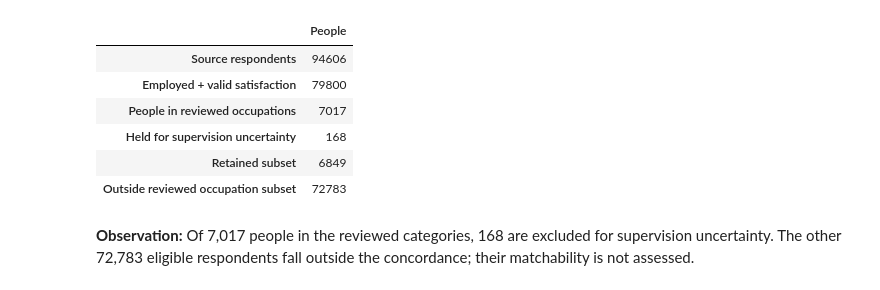
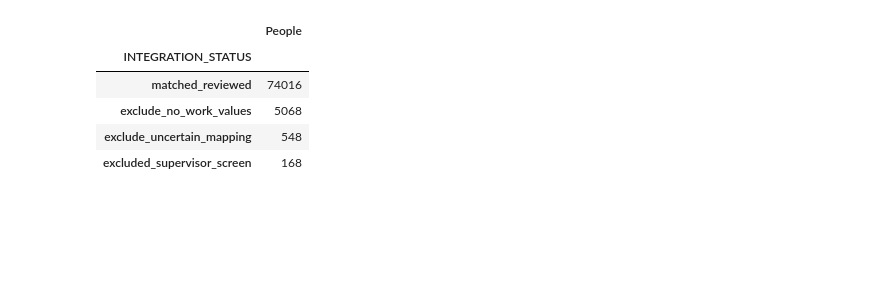
Before and after one commit to Break-Through-Tech/Swytch-2D-predicting-job-satisfaction-from-person-job-fit, a Jupyter notebook: notebooks/possible data integration/nscg_onet_data_integration.ipynb, the cells around one changed output. Saved outputs shown, nothing was run; the diff lists cells and outputs as text; code cells hidden in the pictures; blank space fills up the shorter version.

```diff
--- a/notebooks/possible data integration/nscg_onet_data_integration.ipynb
+++ b/notebooks/possible data integration/nscg_onet_data_integration.ipynb
@@ -267,42 +435,45 @@ assert bridge.HOLD_UNLESS_SUPWK_N.sum()==2
 # %%
-satisfaction_labels=['Very satisfied','Somewhat satisfied','Somewhat dissatisfied','Very dissatisfied']
-valid_satisfaction=[code_for('JOBSATIS',label) for label in satisfaction_labels]
-valid_preferences={v:[code for code,label in labels_for(v).items()
-                      if label not in ['Logical Skip','Missing']] for v in fac}
+satisfaction_labels = ['Very satisfied', 'Somewhat satisfied', 'Somewhat dissatisfied', 'Very dissatisfied']
+valid_satisfaction = [code_for('JOBSATIS', label) for label in satisfaction_labels]
+valid_preferences = {v:[c for c,label in labels_for(v).items() if label not in ['Logical Skip','Missing']] for v in fac}
 assert all(set(codes)=={'1','2','3','4'} for codes in valid_preferences.values())
-employed=survey.LFSTAT.eq(code_for('LFSTAT','Employed'))
-eligible_mask=employed & survey.JOBSATIS.isin(valid_satisfaction)
-eligible=survey.loc[eligible_mask].copy()
-assert len(eligible)==79800
+employed = survey.LFSTAT.eq(code_for('LFSTAT', 'Employed'))
+eligible_mask = employed & survey.JOBSATIS.isin(valid_satisfaction)
+eligible = survey.loc[eligible_mask].copy()
+assert len(survey)==94606 and len(eligible)==79800
 assert all(eligible[v].isin(valid_preferences[v]).all() for v in fac)
-assert eligible.N3OCPR.isin(labels_for('N3OCPR')).all()
-eligible['NSCG_OCC_TITLE']=eligible.N3OCPR.map(labels_for('N3OCPR'))
+eligible['NSCG_OCC_TITLE'] = eligible.N3OCPR.map(published_titles)
+assert eligible.NSCG_OCC_TITLE.notna().all()
+bridge = rules[['code','decision','scope_note']].rename(columns={
+    'code':'N3OCPR', 'decision':'CATEGORY_DECISION', 'scope_note':'MAPPING_SCOPE_NOTE'})
+bridge['MAPPING_BASIS'] = 'Reviewed study occupation mapping'
+linked = eligible.merge(bridge, on='N3OCPR', how='left', validate='many_to_one', indicator='bridge_join')
+assert len(linked)==len(eligible) and linked.OBSNUM.is_unique
+assert linked.bridge_join.eq('both').all()
+assert linked.OBSNUM.tolist()==eligible.OBSNUM.tolist()
+supervision_hold = linked.CATEGORY_DECISION.eq('include') & linked.N3OCPR.isin(['570980','780310']) & ~linked.SUPWK.eq(code_for('SUPWK','No'))
+linked['INTEGRATION_STATUS'] = linked.CATEGORY_DECISION.replace({'include':'matched_reviewed'})
+linked.loc[supervision_hold, 'INTEGRATION_STATUS'] = 'excluded_supervisor_screen'
+matched = linked.INTEGRATION_STATUS.eq('matched_reviewed')
+linked['ONET_PROFILE_ID'] = ('NSCG_' + linked.N3OCPR).where(matched)
 
-linked=eligible.merge(bridge,on='N3OCPR',how='left',validate='many_to_one',indicator='bridge_join')
-assert len(linked)==len(eligible) and linked.OBSNUM.is_unique
-has_bridge=linked.bridge_join.eq('both')
-supervision_hold=has_bridge & linked.HOLD_UNLESS_SUPWK_N.astype('boolean').fillna(False) &     ~linked.SUPWK.eq(code_for('SUPWK','No'))
-linked['INTEGRATION_STATUS']=np.select([~has_bridge,supervision_hold],
-    ['not_in_reviewed_subset','held_supervisor_uncertainty'],default='matched_reviewed')
-linked['ONET_SOC_CODE']=linked.ONET_CANDIDATE_CODE.where(linked.INTEGRATION_STATUS.eq('matched_reviewed'))
-assert int(has_bridge.sum())==7017 and int(supervision_hold.sum())==168
-
-coverage=pd.Series({
-    'Source respondents':len(survey),
-    'Employed + valid satisfaction':len(eligible),
-    'People in reviewed occupations':int(has_bridge.sum()),
-    'Held for supervision uncertainty':int(supervision_hold.sum()),
-    'Retained subset':int(linked.INTEGRATION_STATUS.eq('matched_reviewed').sum()),
-    'Outside reviewed occupation subset':int((~has_bridge).sum()),
-},name='People')
-display(coverage.to_frame())
+integrated = linked.merge(profiles, on='ONET_PROFILE_ID', how='left', validate='many_to_one', indicator='profile_join')
+matched = integrated.INTEGRATION_STATUS.eq('matched_reviewed')
+assert len(integrated)==len(eligible) and integrated.OBSNUM.is_unique
+assert integrated.OBSNUM.tolist()==eligible.OBSNUM.tolist()
+assert integrated.profile_join.eq('both').equals(matched)
+assert integrated.loc[~matched, value_columns].isna().all().all()
+assert integrated.loc[matched, value_columns].notna().all().all()
+assert integrated.INTEGRATION_STATUS.value_counts().to_dict()=={
+    'matched_reviewed':74016, 'exclude_no_work_values':5068,
+    'exclude_uncertain_mapping':548, 'excluded_supervisor_screen':168}
+assert integrated.loc[matched].groupby('MAPPING_COVERAGE').size().to_dict()=={'full':39084,'partial':34932}
+assert int(integrated.loc[matched, 'MAPPING_IS_PROXY'].sum())==23249
+display(integrated.INTEGRATION_STATUS.value_counts().rename('People').to_frame())
 # %% [output]
 |  | People |
-| Source respondents | 94606 |
-| Employed + valid satisfaction | 79800 |
-| People in reviewed occupations | 7017 |
-| Held for supervision uncertainty | 168 |
-| Retained subset | 6849 |
-| Outside reviewed occupation subset | 72783 |
+| INTEGRATION_STATUS |  |
+| matched_reviewed | 74016 |
+| exclude_no_work_values | 5068 |
+| exclude_uncertain_mapping | 548 |
+| excluded_supervisor_screen | 168 |
-# %% [markdown]
-**Observation:** Of 7,017 people in the reviewed categories, 168 are excluded for supervision uncertainty. The other 72,783 eligible respondents fall outside the concordance; their matchability is not assessed.
```
Also changed, not shown: parts of 32 cells of this notebook, 1 other file.
